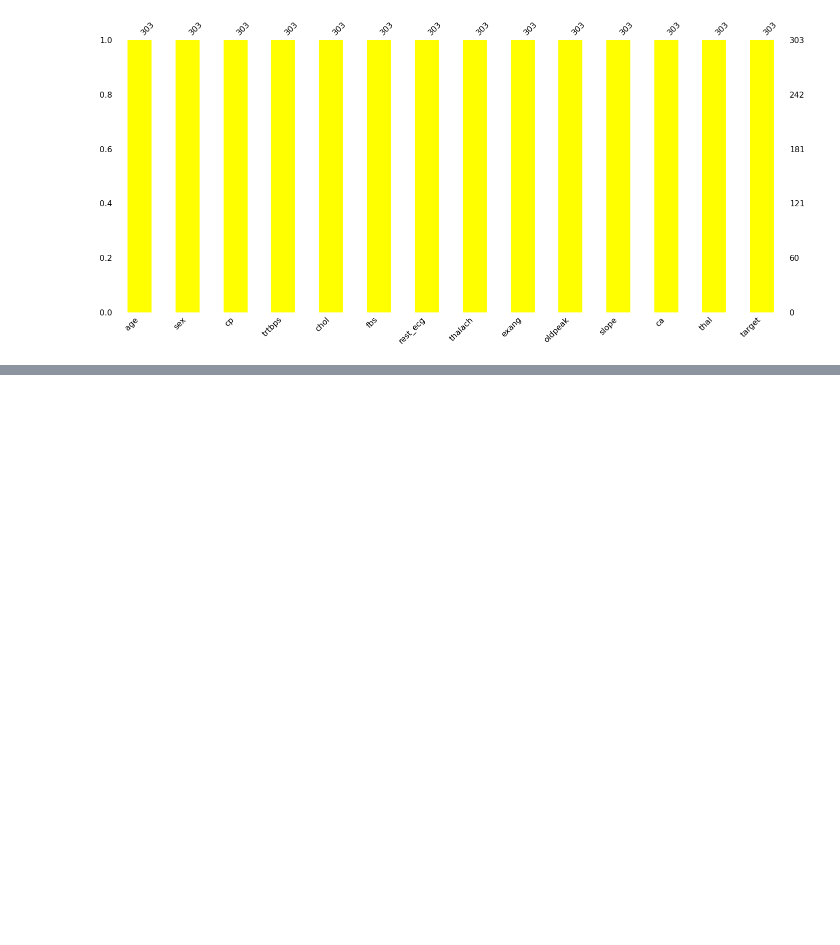
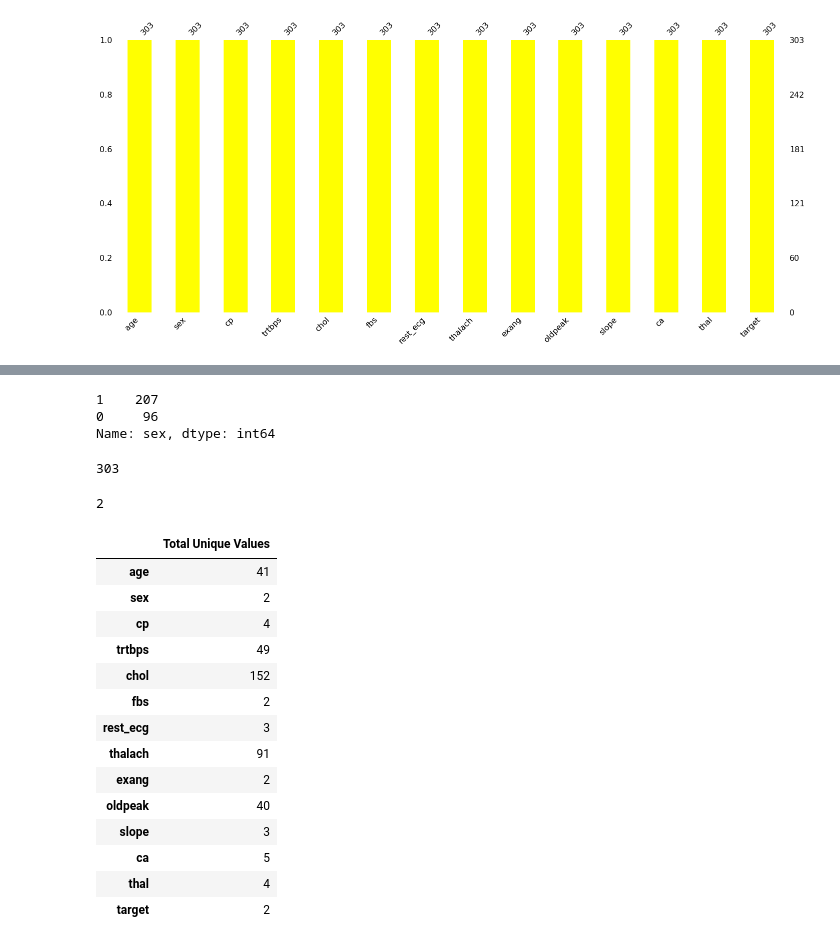
Before and after one commit to mmitch1/Heart.Prediction, a Jupyter notebook: Heart-Attack-Prediction.ipynb, the cells around one changed output, grey strips where cells are left out. Saved outputs shown, nothing was run; the diff lists cells and outputs as text; code cells hidden in the pictures; blank space fills up the shorter version.

Commit message:
examine unique  values

```diff
--- a/Heart-Attack-Prediction.ipynb
+++ b/Heart-Attack-Prediction.ipynb
@@ -248,0 +269,37 @@ msno.bar(data_heart, color = "yellow" )
+# %%
+data_heart["sex"].value_counts()
+# %% [output]
+1    207
+0     96
+Name: sex, dtype: int64
+# %%
+data_heart["sex"].value_counts().sum()
+# %% [output]
+303
+# %%
+data_heart["sex"].value_counts().count()
+# %% [output]
+2
+# %%
+unique_value = []
+for column in data_heart.columns:
+    value = data_heart[column].value_counts().count()
+    unique_value.append(value)
+
+pd.DataFrame(unique_value, index = data_heart.columns, columns = ["Total Unique Values"])
+# %% [output]
+|  | Total Unique Values |
+| age | 41 |
+| sex | 2 |
+| cp | 4 |
+| trtbps | 49 |
+| chol | 152 |
+| fbs | 2 |
+| rest_ecg | 3 |
+| thalach | 91 |
+| exang | 2 |
+| oldpeak | 40 |
+| slope | 3 |
+| ca | 5 |
+| thal | 4 |
+| target | 2 |
```
Also changed, not shown: parts of 4 cells of this notebook.
